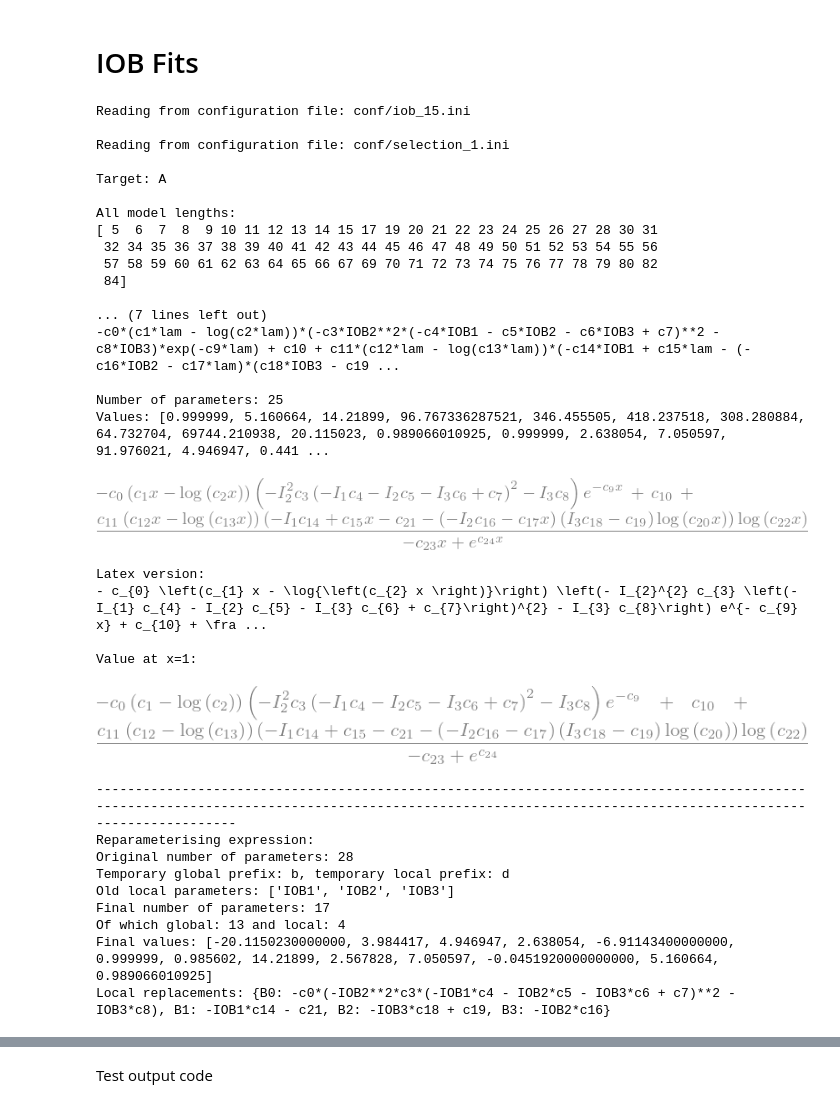
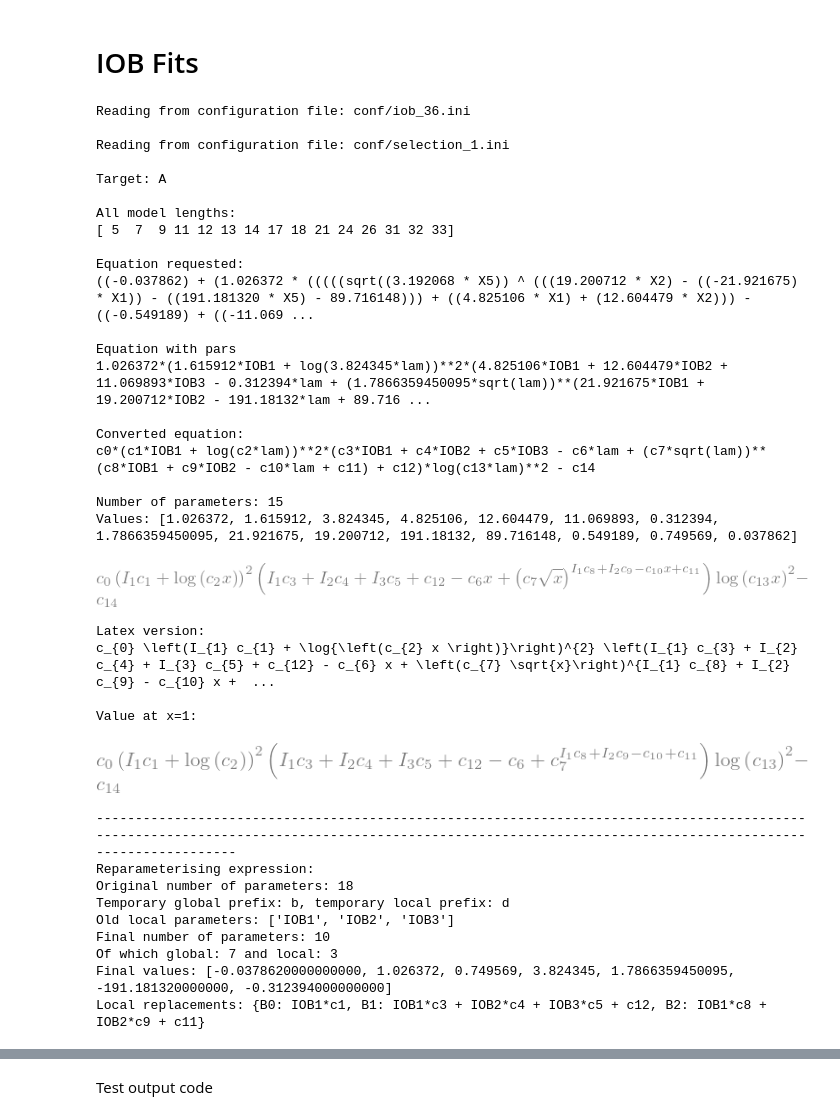
Before and after one commit to maho3/iob-attenuation, a Jupyter notebook: symbolic_regression/Results.ipynb, the cells around one changed output, grey strips where cells are left out. Saved outputs shown, nothing was run; the diff lists cells and outputs as text; code cells hidden in the pictures.

```diff
--- a/symbolic_regression/Results.ipynb
+++ b/symbolic_regression/Results.ipynb
@@ -20,59 +21,95 @@ ini_file = 'conf/iob_3.ini'; ilen = None
 ini_file = 'conf/iob_4.ini'; ilen = None
 # ini_file = 'conf/iob_5.ini'; ilen = None
 # ini_file = 'conf/iob_6.ini'; ilen = None
 # ini_file = 'conf/iob_7.ini'; ilen = 40
 # ini_file = 'conf/iob_8.ini'; ilen = 29
-# ini_file = 'conf/iob_9.ini'; ilen = 32; ilen = 13 # No bump
+ini_file = 'conf/iob_9.ini'; ilen = 32; ilen = 13 # No bump
+
 # ini_file = 'conf/iob_10.ini'; ilen = None; ilen = 28 # No bump - remove exp from basis
+# ilen = 15
+
 # ini_file = 'conf/iob_11.ini'; ilen = None # Full curve, 24hr
 # ini_file = 'conf/iob_12.ini'; ilen = 48 # Full curve, 24hr, add aq to basis
 # ini_file = 'conf/iob_13.ini'; ilen = None # Full curve, 48hr
 # ini_file = 'conf/iob_14.ini'; ilen = None # Full curve, 48hr, add aq to basis
 
-ini_file = 'conf/iob_15.ini'; ilen = None; ilen=56  # Full curve, 24hr, linear space
+# ini_file = 'conf/iob_15.ini'; ilen = None; ilen=56  # Full curve, 24hr, linear space
 # NOTE: ilen=56 looks like denominator could have a zero, but the minimum of this is
 # ~0.0294 at x=0.38 for any x, so it's fine.
 # ilen=56 is my favourite up to run 16. Need to check overall minimum etc.
+# Problem as x -> inf? Looks like it goes to 1, but wanted 0?
+# ilen = 41
 
 # ini_file = 'conf/iob_16.ini'; ilen = None # Full curve, 24hr, add aq to basis, linear space
 
-# ini_file = 'conf/iob_17.ini'; ilen = 64 # Full curve, 48hr, linear space
+ini_file = 'conf/iob_17.ini'; ilen = 64 # Full curve, 48hr, linear space
 # ini_file = 'conf/iob_18.ini'; ilen = 40 # Full curve, 48hr, linear space
 
+# ini_file = 'conf/iob_19.ini'; ilen = 74
+# ini_file = 'conf/iob_20.ini'; ilen = 45
+# ini_file = 'conf/iob_21.ini'; ilen = 63
+
+# ini_file = 'conf/iob_22.ini'; ilen = None  # No bump but MSE error
+
+# No bump and short max model length
+# ini_file = 'conf/iob_23.ini'; ilen = None
+# ini_file = 'conf/iob_24.ini'; ilen = 13
+# ini_file = 'conf/iob_25.ini'; ilen = 13
+# ini_file = 'conf/iob_26.ini'; ilen = 13
+# # ini_file = 'conf/iob_27.ini'; ilen = 14
+# ini_file = 'conf/iob_28.ini'; ilen = 19
+# ini_file = 'conf/iob_29.ini'; ilen = 15
+# # ini_file = 'conf/iob_30.ini'; ilen = 14
+# # ilen = 15
+ini_file = 'conf/iob_31.ini'; ilen = 15
+# run 32 failed (node error)
+ini_file = 'conf/iob_35.ini'; ilen = 13  # THIS IS WHAT IS CHOSEN FOR THE OUTER FUNCTION
+
+# Back to full curve fits with MSE
+# ini_file = 'conf/iob_33.ini'; ilen = 65;
+# ini_file = 'conf/iob_34.ini'; ilen = 65
+
+# Full curve where we subtract outer first
+ini_file = 'conf/iob_36.ini'; ilen = None
+
+args = OperonArgs(ini_file, verbose=False)
 processing_fun.plot_pareto(ini_file, ilen=ilen, prefix='c')
 processing_fun.prediction_plots(ini_file, ilen=ilen, plot_frac_error=True);
-processing_fun.plot_example(ini_file, ilen=ilen, nexamples=5, plot_av_diff=True, plot_dF_F=True, yscale='log');
-processing_fun.compare_to_literature(ini_file, ilen=ilen, which_gals='all', use_optimised=False);
+processing_fun.plot_example(ini_file, ilen=ilen, nexamples=5, plot_av_diff=False, plot_dF_F=True, yscale='linear', subtract_outer=args.subtract_outer);
+# processing_fun.compare_to_literature(ini_file, ilen=ilen, which_gals='all', use_optimised=False);
 # %% [output]
-Reading from configuration file: conf/iob_15.ini
+Reading from configuration file: conf/iob_36.ini
 
 Reading from configuration file: conf/selection_1.ini
 
 Target: A
 
 All model lengths:
-[ 5  6  7  8  9 10 11 12 13 14 15 17 19 20 21 22 23 24 25 26 27 28 30 31
- 32 34 35 36 37 38 39 40 41 42 43 44 45 46 47 48 49 50 51 52 53 54 55 56
- 57 58 59 60 61 62 63 64 65 66 67 69 70 71 72 73 74 75 76 77 78 79 80 82
- 84]
+[ 5  7  9 11 12 13 14 17 18 21 24 26 31 32 33]
 
-... (7 lines left out)
--c0*(c1*lam - log(c2*lam))*(-c3*IOB2**2*(-c4*IOB1 - c5*IOB2 - c6*IOB3 + c7)**2 - c8*IOB3)*exp(-c9*lam) + c10 + c11*(c12*lam - log(c13*lam))*(-c14*IOB1 + c15*lam - (-c16*IOB2 - c17*lam)*(c18*IOB3 - c19 ...
+Equation requested:
+((-0.037862) + (1.026372 * (((((sqrt((3.192068 * X5)) ^ (((19.200712 * X2) - ((-21.921675) * X1)) - ((191.181320 * X5) - 89.716148))) + ((4.825106 * X1) + (12.604479 * X2))) - ((-0.549189) + ((-11.069 ...
 
-Number of parameters: 25
-Values: [0.999999, 5.160664, 14.21899, 96.767336287521, 346.455505, 418.237518, 308.280884, 64.732704, 69744.210938, 20.115023, 0.989066010925, 0.999999, 2.638054, 7.050597, 91.976021, 4.946947, 0.441 ...
+Equation with pars
+1.026372*(1.615912*IOB1 + log(3.824345*lam))**2*(4.825106*IOB1 + 12.604479*IOB2 + 11.069893*IOB3 - 0.312394*lam + (1.7866359450095*sqrt(lam))**(21.921675*IOB1 + 19.200712*IOB2 - 191.18132*lam + 89.716 ...
+
+Converted equation:
+c0*(c1*IOB1 + log(c2*lam))**2*(c3*IOB1 + c4*IOB2 + c5*IOB3 - c6*lam + (c7*sqrt(lam))**(c8*IOB1 + c9*IOB2 - c10*lam + c11) + c12)*log(c13*lam)**2 - c14
+
+Number of parameters: 15
+Values: [1.026372, 1.615912, 3.824345, 4.825106, 12.604479, 11.069893, 0.312394, 1.7866359450095, 21.921675, 19.200712, 191.18132, 89.716148, 0.549189, 0.749569, 0.037862]
-[figure, old version]
+[figure, new version]
 Latex version:
-- c_{0} \left(c_{1} x - \log{\left(c_{2} x \right)}\right) \left(- I_{2}^{2} c_{3} \left(- I_{1} c_{4} - I_{2} c_{5} - I_{3} c_{6} + c_{7}\right)^{2} - I_{3} c_{8}\right) e^{- c_{9} x} + c_{10} + \fra ...
+c_{0} \left(I_{1} c_{1} + \log{\left(c_{2} x \right)}\right)^{2} \left(I_{1} c_{3} + I_{2} c_{4} + I_{3} c_{5} + c_{12} - c_{6} x + \left(c_{7} \sqrt{x}\right)^{I_{1} c_{8} + I_{2} c_{9} - c_{10} x +  ...
 
 Value at x=1:
-[figure, old version]
+[figure, new version]
 --------------------------------------------------------------------------------------------------------------------------------------------------------------------------------------------------------
 Reparameterising expression:
-Original number of parameters: 28
+Original number of parameters: 18
 Temporary global prefix: b, temporary local prefix: d
 Old local parameters: ['IOB1', 'IOB2', 'IOB3']
-Final number of parameters: 17
-Of which global: 13 and local: 4
-Final values: [-20.1150230000000, 3.984417, 4.946947, 2.638054, -6.91143400000000, 0.999999, 0.985602, 14.21899, 2.567828, 7.050597, -0.0451920000000000, 5.160664, 0.989066010925]
-Local replacements: {B0: -c0*(-IOB2**2*c3*(-IOB1*c4 - IOB2*c5 - IOB3*c6 + c7)**2 - IOB3*c8), B1: -IOB1*c14 - c21, B2: -IOB3*c18 + c19, B3: -IOB2*c16}
+Final number of parameters: 10
+Of which global: 7 and local: 3
+Final values: [-0.0378620000000000, 1.026372, 0.749569, 3.824345, 1.7866359450095, -191.181320000000, -0.312394000000000]
+Local replacements: {B0: IOB1*c1, B1: IOB1*c3 + IOB2*c4 + IOB3*c5 + c12, B2: IOB1*c8 + IOB2*c9 + c11}
```
Also changed, not shown: parts of 13 cells of this notebook, 22 other files.
